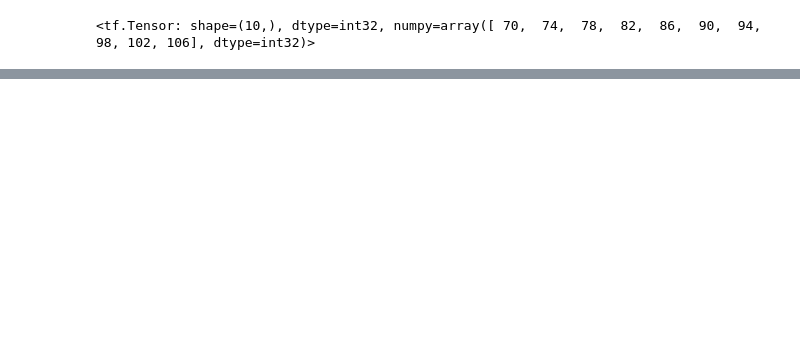
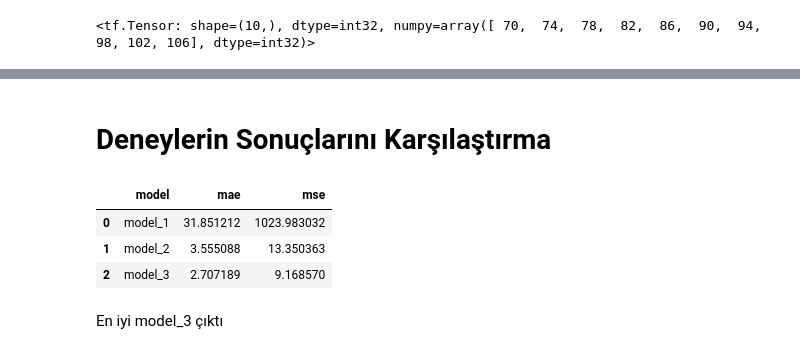
Before and after one commit to UmitOzteker/TensorFlow-Projects, a Jupyter notebook: 01_neural_network_regression_in_tensorflow.ipynb, the cells around one changed output, grey strips where cells are left out. Drawn from its saved outputs; the diff is of its cells as text; code cells hidden in the pictures; blank space fills up the shorter version.

```diff
--- a/01_neural_network_regression_in_tensorflow.ipynb
+++ b/01_neural_network_regression_in_tensorflow.ipynb
@@ -542,0 +711,5 @@ plot_predictions(train_data=X_train,
+# %%
+# Metric Ölçümü
+mae_2 = tf.keras.losses.MAE(y_test, tf.squeeze(y_pred_2))
+mse_2 = tf.keras.losses.MSE(y_test, tf.squeeze(y_pred_2))
+mae_2, mse_2
@@ -542,0 +771,17 @@ plot_predictions(train_data=X_train,
+# %% [markdown]
+# Deneylerin Sonuçlarını Karşılaştırma
+# %%
+# pandas DataFrame kullanarak sonuçları karşılaştırma
+import pandas as pd
+model_results = [["model_1", mae_1.numpy(), mse_1.numpy()],
+                ["model_2", mae_2.numpy(), mse_2.numpy()],
+                ["model_3", mae_3.numpy(), mse_3.numpy()]]
+all_results = pd.DataFrame(model_results, columns=["model", "mae", "mse"])
+all_results
+# %% [output]
+|  | model | mae | mse |
+| 0 | model_1 | 31.851212 | 1023.983032 |
+| 1 | model_2 | 3.555088 | 13.350363 |
+| 2 | model_3 | 2.707189 | 9.168570 |
+# %% [markdown]
+En iyi model_3 çıktı
```
Also changed, not shown: parts of 49 cells of this notebook.
